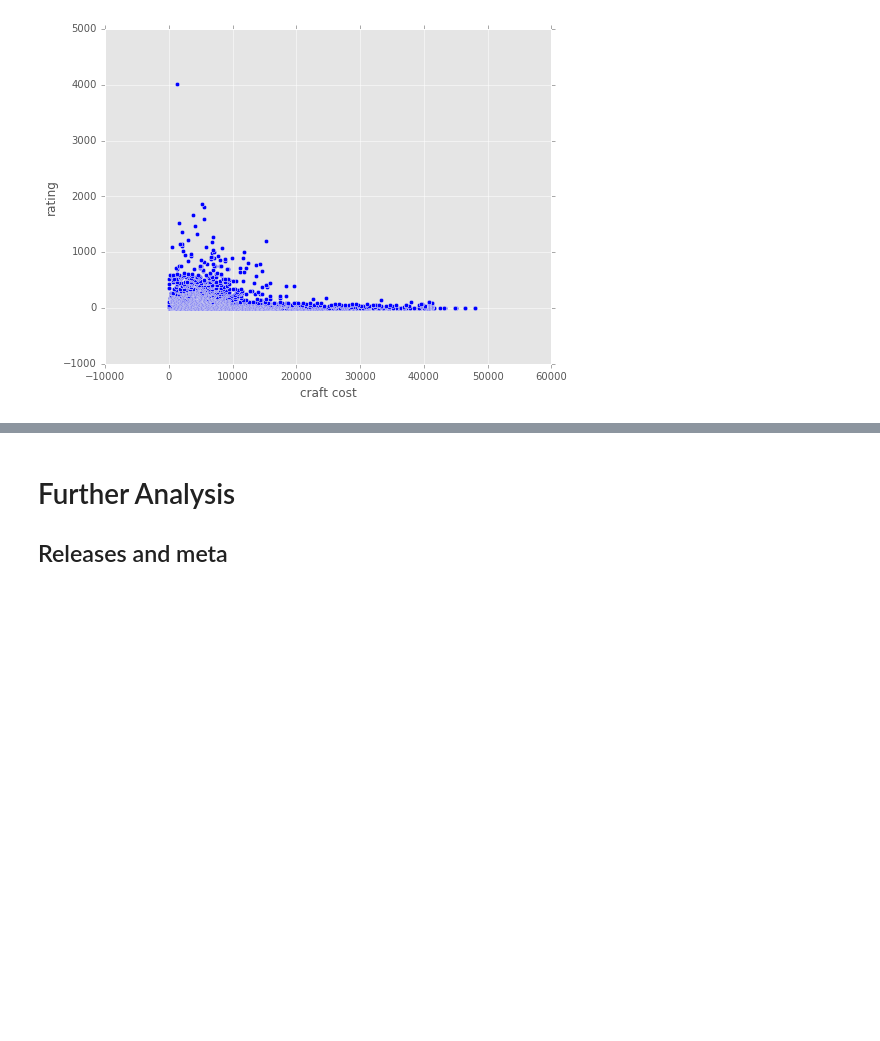
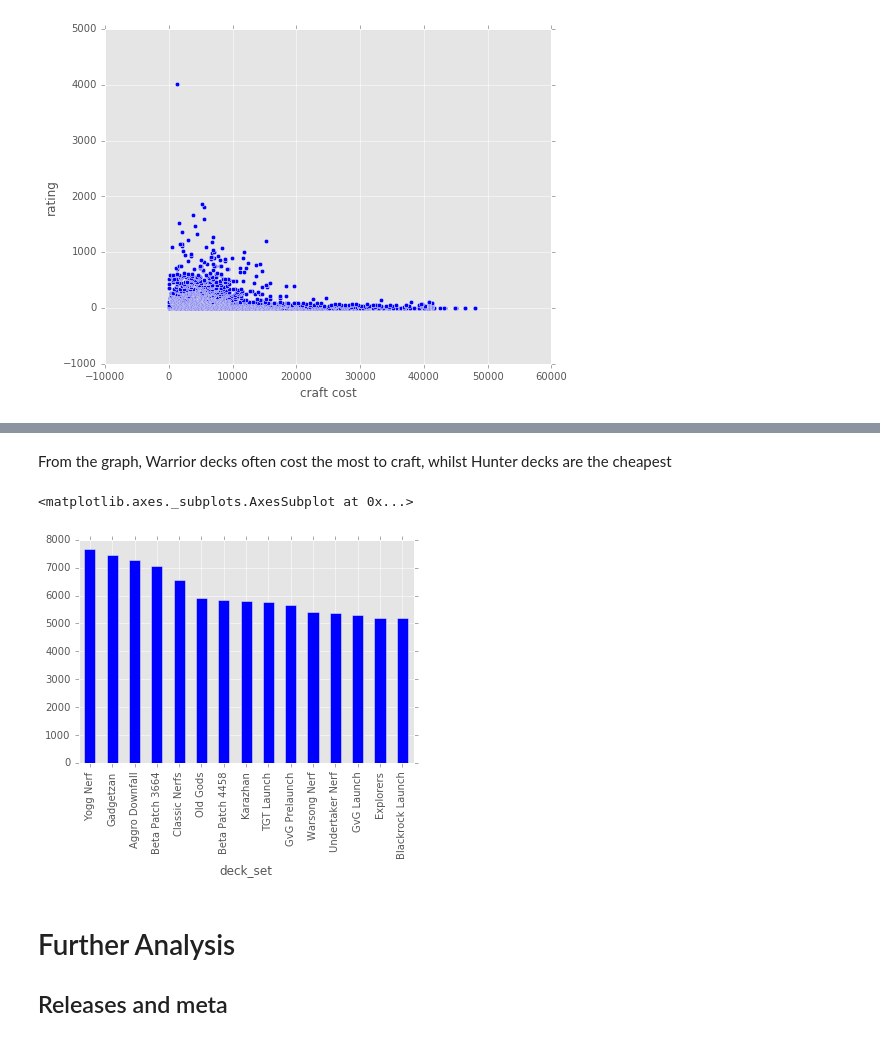
Before and after one commit to dawei95130/hearthstone, a Jupyter notebook: hearthstone.ipynb, the cells around one changed output, grey strips where cells are left out. Cells and saved outputs as stored; diff of their text form; code cells hidden in the pictures; blank space fills up the shorter version.

```diff
--- a/hearthstone.ipynb
+++ b/hearthstone.ipynb
@@ -87,3 +88,12 @@ c.plot(kind = 'bar')
+# %% [markdown]
+From the graph, Warrior decks often cost the most to craft, whilst Hunter decks are the cheapest
+# %%
+c = data_df.craft_cost.groupby(data_df.deck_set).mean()
+c.sort_values(inplace=True, ascending = False)
+c[:15].plot(kind = 'bar')
+# %% [output]
+<matplotlib.axes._subplots.AxesSubplot at 0x...>
+[figure, added]
 # %% [markdown]
 # Further Analysis
 
```
Also changed, not shown: parts of 10 cells of this notebook, 2 other files.
